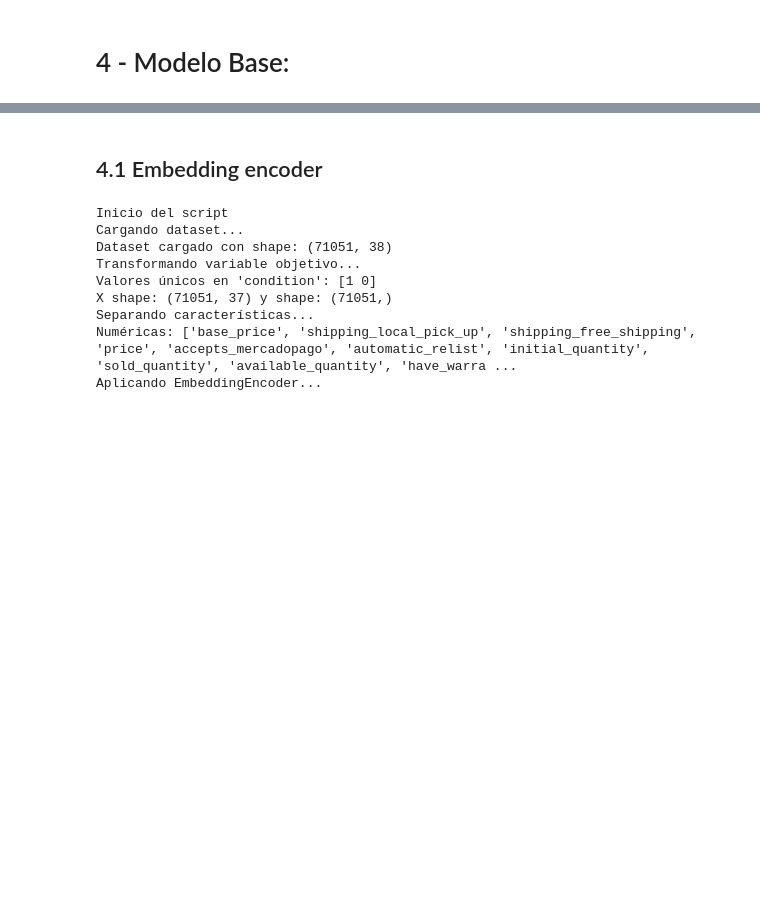
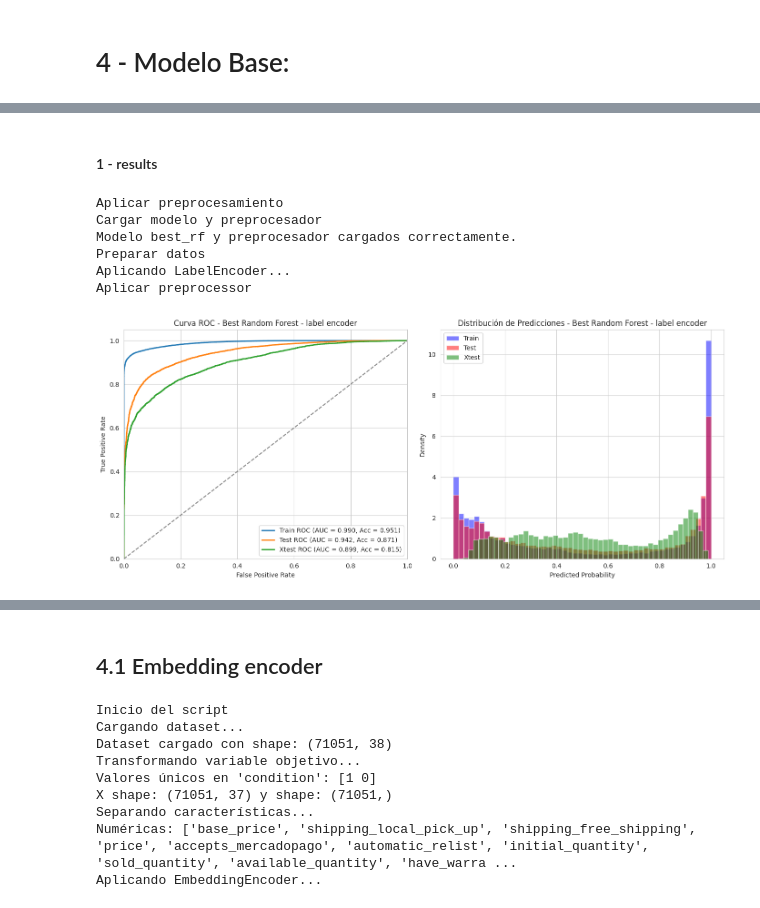
Before and after one commit to SantiagoPachon77/ML-Condition-Predictor, a Jupyter notebook: notebooks/04_optimizacion_modelos.ipynb, the cells around one changed output, grey strips where cells are left out. Cells and saved outputs as stored; diff of their text form; code cells hidden in the pictures; blank space fills up the shorter version.

```diff
--- a/notebooks/04_optimizacion_modelos.ipynb
+++ b/notebooks/04_optimizacion_modelos.ipynb
@@ -951,7 +960,7 @@ def test_models_base(df):
         label_encoders[col] = le
 
     # Guardar LabelEncoders para nuevos datos
-    joblib.dump(label_encoders, PATH_MODELS / "label_encoders.pkl")
+    joblib.dump(label_encoders, PATH_MODELS / "label_encoding_tuning/label_encoders.pkl")
 
     # Transformadores
     num_transformer = MinMaxScaler()
@@ -975,10 +984,10 @@ def test_models_base(df):
 
     # Guardar categorías de OneHotEncoder
     ohe_categories = {col: cat for col, cat in zip(categorical_features, preprocessor.named_transformers_['cat'].categories_)}
-    joblib.dump(ohe_categories, PATH_MODELS / "ohe_categories.pkl")
+    joblib.dump(ohe_categories, PATH_MODELS / "label_encoding_tuning/ohe_categories.pkl")
 
     # Guardar preprocesador
-    joblib.dump(preprocessor, PATH_MODELS / "preprocessor.pkl")
+    joblib.dump(preprocessor, PATH_MODELS / "label_encoding_tuning/preprocessor.pkl")
 
     return X_train, X_test, y_train, y_test, preprocessor
 
@@ -1337,14 +1392,6 @@ ftest = feature + feature_engineering + target # features
 # %%
 %%time
 print("Inicio del script")
-# Definir dataset (debe estar cargado previamente)
-
-print("Cargando dataset...")
-X_train, X_test, y_train, y_test, preprocessor = test_models_base(df_main[ftest].copy())
-
-
-
-# Función de objetivo para Optuna
 def objective(trial):
     n_estimators = trial.suggest_int('n_estimators', 50, 300)
     max_depth = trial.suggest_int('max_depth', 5, 50)
@@ -1365,10 +1412,6 @@ def objective(trial):
     cv_acc = cross_val_score(model, X_train_transformed, y_train, cv=5, scoring="accuracy").mean()
     return cv_acc
 
-# Cargar datos transformados
-X_train_transformed = preprocessor.transform(X_train)
-X_test_transformed = preprocessor.transform(X_test)
-
 # Ejecutar Optuna
 study = optuna.create_study(direction='maximize')
 study.optimize(objective, n_trials=30)
@@ -1383,26 +1426,12 @@ best_rf.fit(X_train_transformed, y_train)
 
 # Evaluar en test y test2
 y_test_pred = best_rf.predict(X_test_transformed)
-
 test_acc = accuracy_score(y_test, y_test_pred)
-
 test_roc = roc_auc_score(y_test, best_rf.predict_proba(X_test_transformed)[:, 1])
 
 print(f"Test Accuracy: {test_acc:.4f}, ROC AUC: {test_roc:.4f}")
 
 # Guardar modelo entrenado y preprocesadores
-joblib.dump(best_rf, PATH_MODELS / "best_rf.pkl")
-
-# Guardar los mejores hiperparámetros en JSON
-with open("best_hyperparameters.json", "w") as f:
-    json.dump(best_params, f)
-
-# Generar gráficos de Optuna
-plot_optimization_history(study)
-plt.show()
-plot_param_importances(study)
-plt.show()
-
-print("Modelo, preprocesador y mejores hiperparámetros guardados correctamente.")
+joblib.dump(best_rf, PATH_MODELS / "label_encoding_tuning/best_rf.pkl")
 # %% [output]
 Inicio del script
@@ -1438,0 +1458,2 @@ KeyboardInterrupt:
+# %% [markdown]
+#### 1 - results
@@ -1438,0 +1515,17 @@ KeyboardInterrupt:
+# %%
+print("Aplicar preprocesamiento")
+df_test = Xtest_main[ftest].copy()
+Xtest_transformed, ytest, model_rf = preprocess_label_encoder('best_rf', df_test, target, PATH_MODELS)
+
+plot_model_evaluation(y_train, model_rf.predict_proba(X_train_transformed)[:, 1],
+                      y_test, model_rf.predict_proba(X_test_transformed)[:, 1],
+                      ytest, model_rf.predict_proba(Xtest_transformed)[:, 1],
+                      model_name="Best Random Forest - label encoder")
+# %% [output]
+Aplicar preprocesamiento
+Cargar modelo y preprocesador
+Modelo best_rf y preprocesador cargados correctamente.
+Preparar datos
+Aplicando LabelEncoder...
+Aplicar preprocessor
+[figure, added]
```
Also changed, not shown: parts of 26 cells of this notebook.
